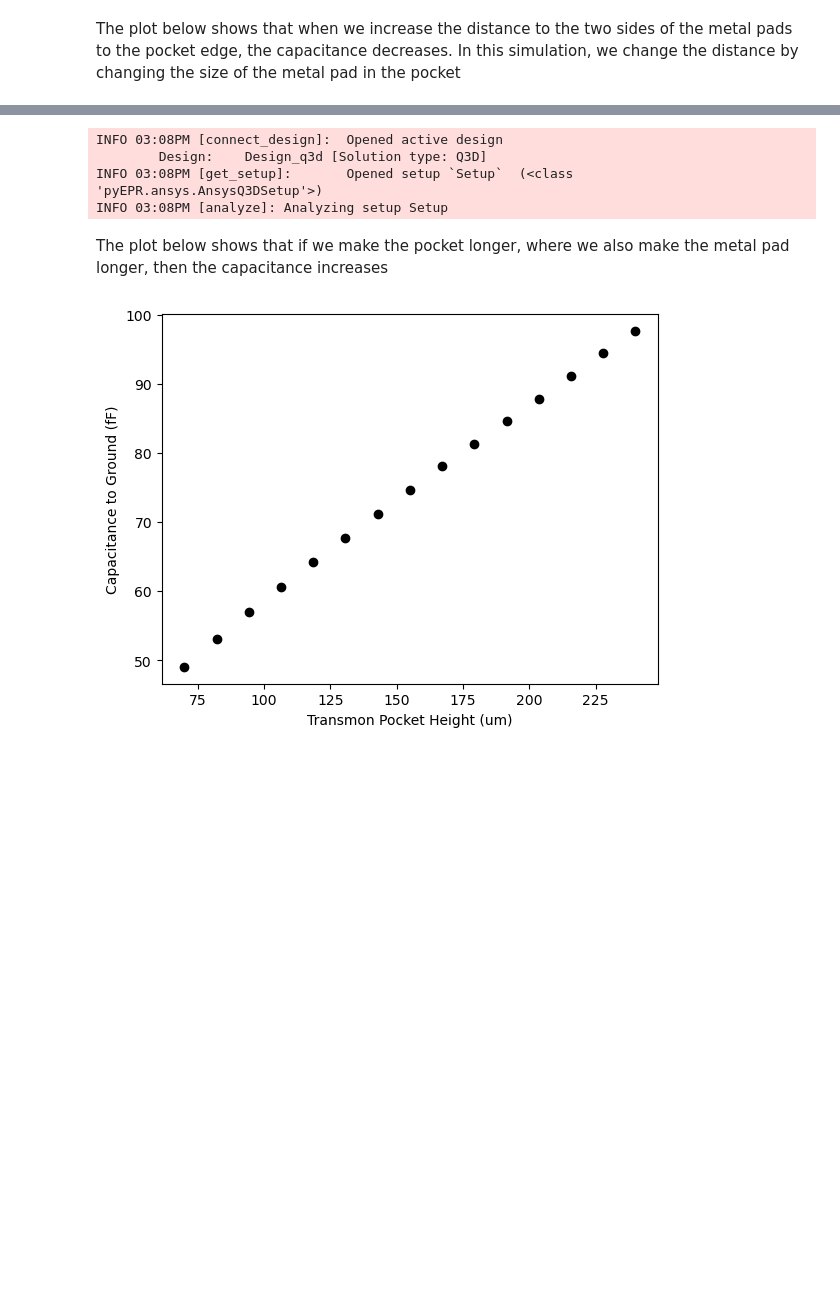
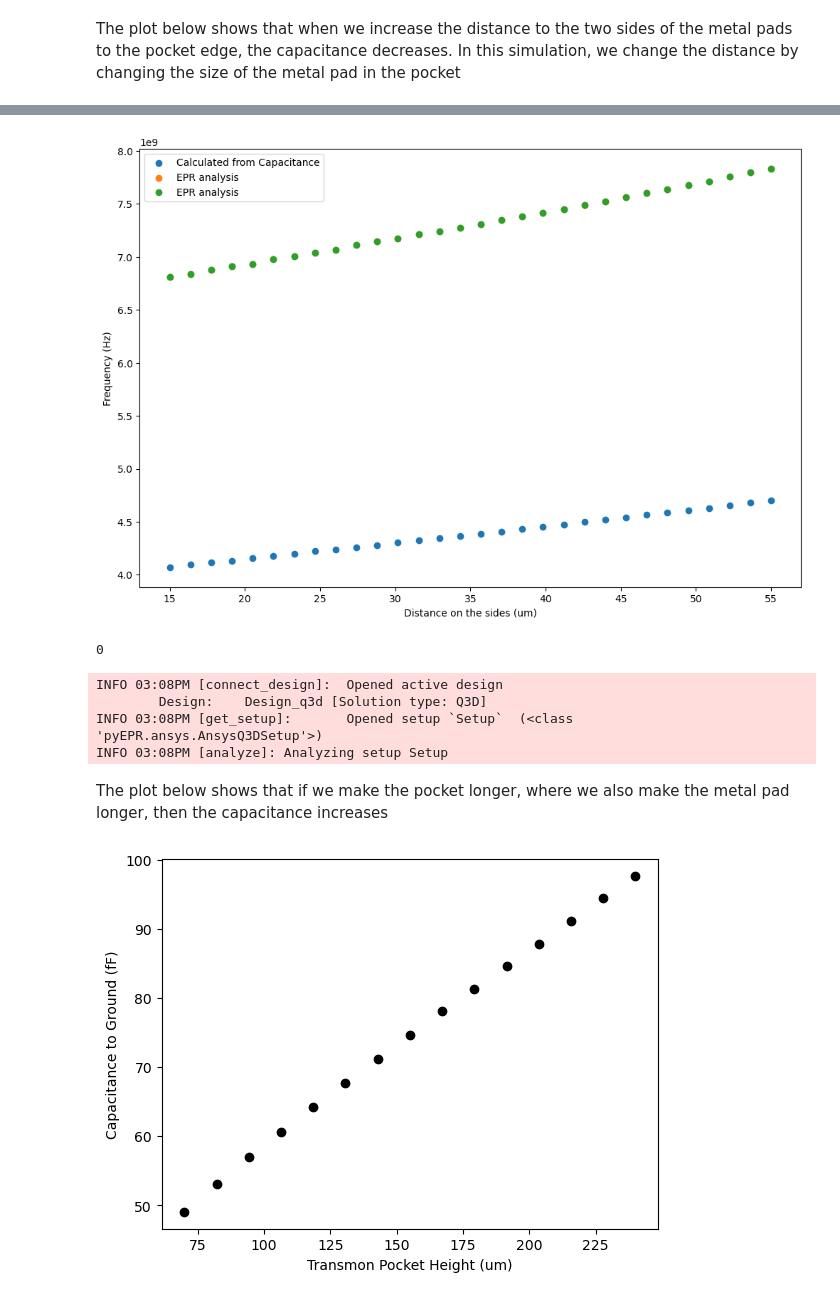
Before and after one commit to Wendywanw/Wendy-qiskit-code, a Jupyter notebook: optimzie_Transmon.ipynb, the cells around one changed output, grey strips where cells are left out. Cells and saved outputs as stored; diff of their text form; code cells hidden in the pictures; blank space fills up the shorter version.

```diff
--- a/optimzie_Transmon.ipynb
+++ b/optimzie_Transmon.ipynb
@@ -326 +386,13 @@ The plot below shows that when we increase the distance to the two sides of the
+# %%
+def freq_from_cap(Cq, lj = 13*u.nH):
+    Cq *= u.fF
+    # Cq = 100*u.fF
+    Lj = lj
+    Ec = (c.e.si**2/2/Cq).to(u.J)
+    Ej = ((phi0/2/np.pi)**2/Lj).to(u.J)
+    # epsilon1 = -Ec*2**9
+    wq = (np.sqrt(8*Ej*Ec)-Ec)/c.hbar
+    fq = wq/2/np.pi
+
+    return fq
 # %%
@@ -339,3 +407,24 @@ plt.show()
+# %%
+plot_freq_from_cap = freq_from_cap(plot_cap)
+plot_freq_from_cap1 = freq_from_cap(plot_cap,lj = 12*u.nH)
+# %%
+plt.figure(figsize = (12,8))
+
+plt.scatter(gaps.value, plot_freq_from_cap,label =  'Calculated from Capacitance')
+# plt.scatter(gaps.value, plot_freq_from_cap1)
+plt.scatter(gaps.value, np.array(plot_freq)*1e9, label = 'EPR analysis')
+plt.scatter(gaps.value, np.array(plot_freq_epr)*1e9, label = 'EPR analysis')
+plt.xlabel('Distance on the sides (um)')
+plt.ylabel('Frequency (Hz)')
+plt.legend()
+plt.savefig('transmon frequency.png')
+plt.show()
+# %% [output]
+[figure, added]
+# %%
+len(plot_freq_epr)
+# %% [output]
+0
 # %%
 stats.linregress(gaps.value)
 # %%
```
Also changed, not shown: parts of 18 cells of this notebook, 3 other files.
